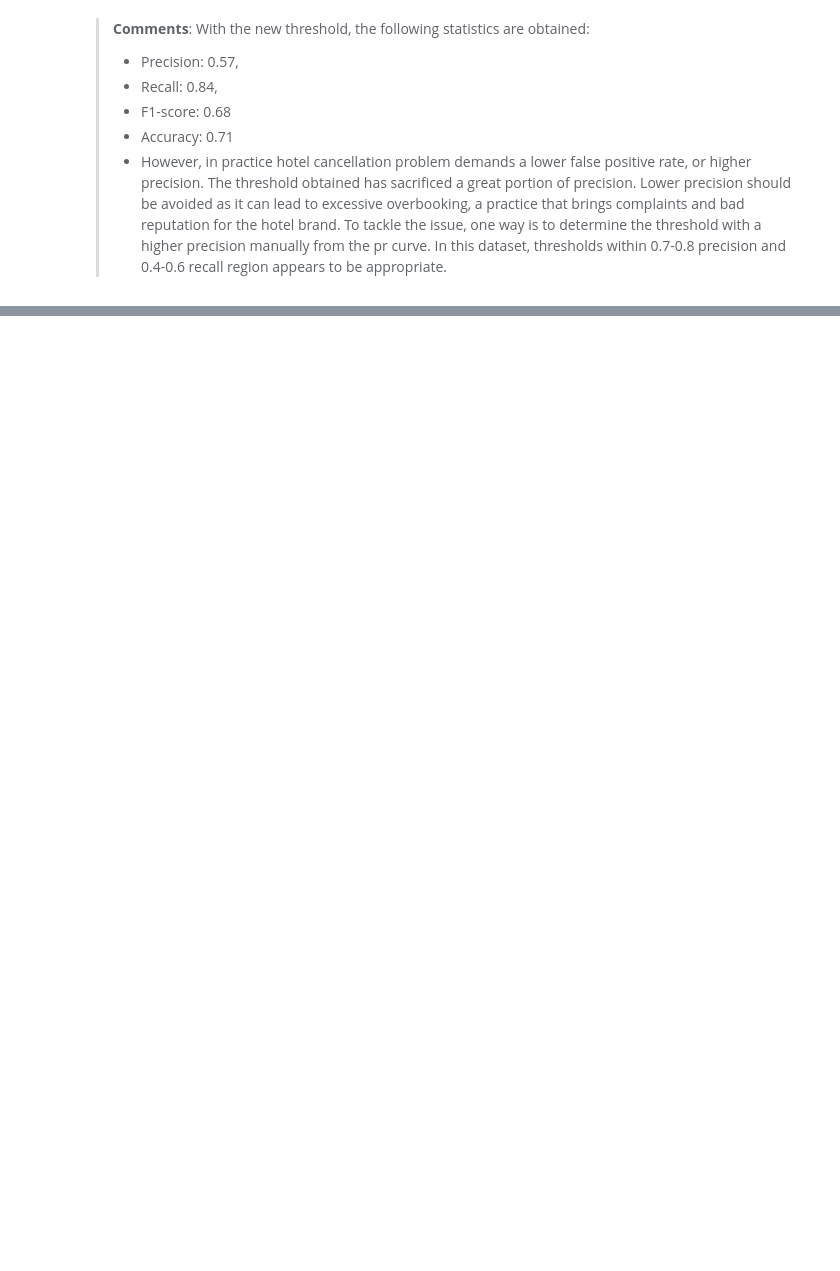
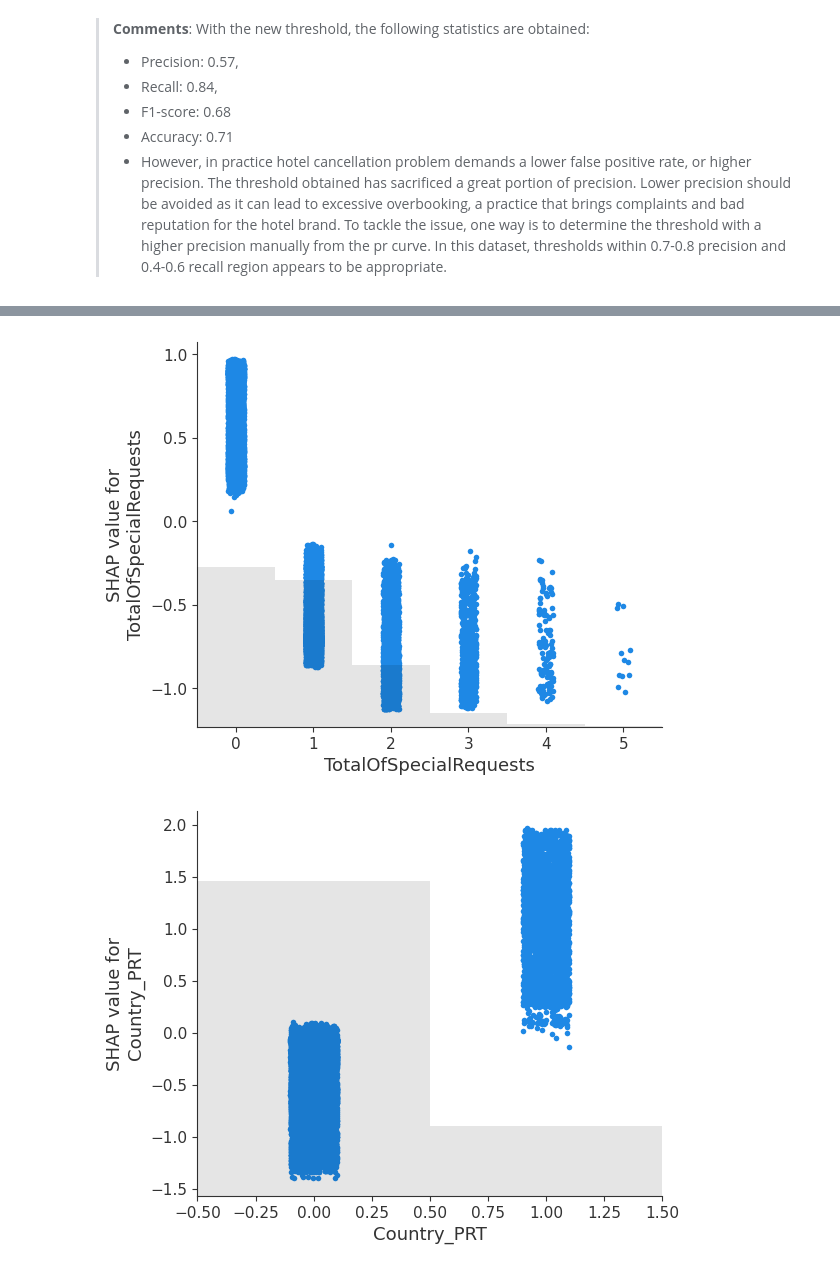
Before and after one commit to Cyrena-um/XGboost-demo-for-hotel-booking-cancellation, a Jupyter notebook: xgboost_demo.ipynb, the cells around one changed output, grey strips where cells are left out. Drawn from its saved outputs; the diff is of its cells as text; code cells hidden in the pictures; blank space fills up the shorter version.

```diff
--- a/xgboost_demo.ipynb
+++ b/xgboost_demo.ipynb
@@ -734,0 +1188,8 @@ plt.show()
+# %%
+feature_list = ['TotalOfSpecialRequests', 'Country_PRT', 'Agent_9', 'LeadTime', 'RequiredCarParkingSpaces',
+                'Agent_240', 'MarketSegment_Offline TA/TO', 'CustomerType_Transient', 'ADR']
+for feature in feature_list:
+    shap.plots.scatter(shap_values[:, feature])
+# %% [output]
+[figure, added]
+[figure, added]
```
Also changed, not shown: parts of 50 cells of this notebook.
